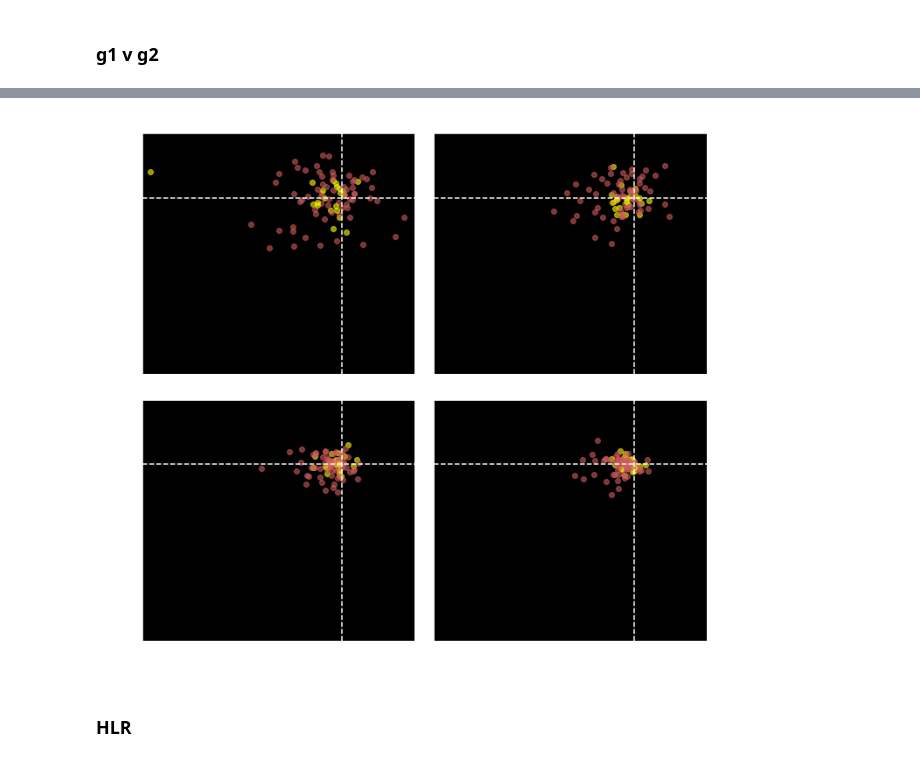
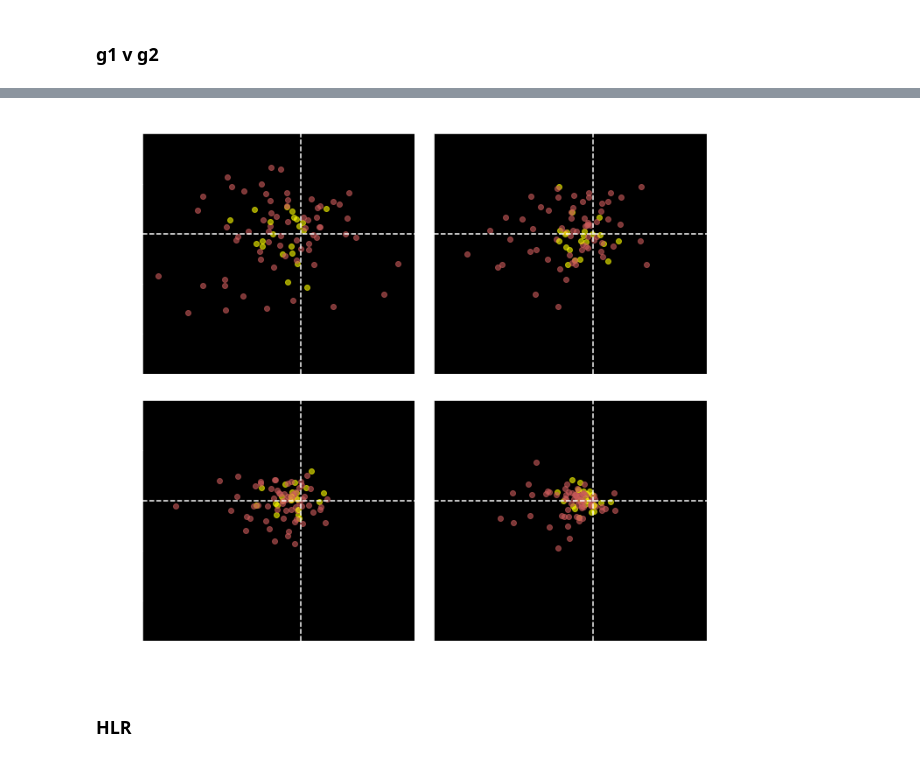
Before and after one commit to cahebert/speckles, a Jupyter notebook: Code/HSM Results.ipynb, the cells around one changed output, grey strips where cells are left out. Drawn from its saved outputs; the diff is of its cells as text; code cells hidden in the pictures.

```diff
--- a/Code/HSM Results.ipynb
+++ b/Code/HSM Results.ipynb
@@ -70,7 +89,7 @@ pts = np.logspace(-1.22,1.79,15)
 
 for fileNumber in allFits.index:
     c = 'yellow' if allFits['critA'].loc[fileNumber] >= 128 or allFits['critB'].loc[fileNumber] >= 128 else 'skyblue'
-    plt.plot(pts, allFits['g1_a'].loc[fileNumber], 'o-', alpha=0.25, color=c)
+    plt.plot(pts, allFits['g1_a'].loc[fileNumber], 'o-', alpha=0.35, color=c)
 
 plt.axhline(0, linestyle='--', color='w')
 plt.xlabel('exposure time')
@@ -87,8 +106,9 @@ plt.figure(figsize=(10,6))
 pts = np.logspace(-1.22,1.79,15)
 
 for fileNumber in allFits.index:
-    c = 'yellow' if allFits['critA'].loc[fileNumber] >= 128 or allFits['critB'].loc[fileNumber] >= 128 else 'indianred'
-    plt.plot(pts, allFits['g1_b'].loc[fileNumber], 'o-', alpha=0.25, color=c)
+    c = 'yellow' if allFits['critA'].loc[fileNumber] >= 128 \
+        or allFits['critB'].loc[fileNumber] >= 128 else 'indianred'
+    plt.plot(pts, allFits['g1_b'].loc[fileNumber], 'o-', alpha=0.35, color=c)
 
 plt.axhline(0, linestyle='--', color='w')
 plt.xlabel('exposure time')
@@ -115,8 +180,9 @@ plt.figure(figsize=(10,6))
 pts = np.logspace(-1.22,1.79,15)
 
 for fileNumber in allFits.index:
-    c = 'yellow' if allFits['critA'].loc[fileNumber] >= 128 or allFits['critB'].loc[fileNumber] >= 128 else 'skyblue'
-    plt.plot(pts, allFits['g2_a'].loc[fileNumber], 'o-', alpha=0.25, color=c)
+    c = 'yellow' if allFits['critA'].loc[fileNumber] >= 128 \
+        or allFits['critB'].loc[fileNumber] >= 128 else 'skyblue'
+    plt.plot(pts, allFits['g2_a'].loc[fileNumber], 'o-', alpha=0.35, color=c)
 
 plt.axhline(0, linestyle='--', color='w')
 plt.xlabel('exposure time')
@@ -134,12 +200,12 @@ pts = np.logspace(-1.22,1.79,15)
 
 for fileNumber in allFits.index:
     c = 'yellow' if allFits['critA'].loc[fileNumber] >= 128 or allFits['critB'].loc[fileNumber] >= 128 else 'indianred'
-    plt.plot(pts, allFits['g2_b'].loc[fileNumber], 'o-', alpha=0.25, color=c)
+    plt.plot(pts, allFits['g2_b'].loc[fileNumber], 'o-', alpha=0.35, color=c)
 
 plt.axhline(0, linestyle='--', color='w')
 plt.xlabel('exposure time')
 plt.ylabel('g2')
-plt.title('filter b: 692 nm')
+plt.title('filter b: 880 nm')
 plt.xscale('log')
 plt.xlim((0.055,.068*1000))
 plt.xticks([.06, 1, 10, 60],[.06, 1, 10, 60])
@@ -179,32 +298,32 @@ plt.show()
 # %%
 plt.figure(figsize=(10,9))
 j = 0
 for i in [0, 6, 10, 14]:
     j += 1
     plt.subplot(2, 2, j)
     plt.title(str(times[j-1]) + ' sec')
     for fileNumber in allFits.index:
         c = 'yellow' if allFits['critA'].loc[fileNumber] >= 128 or allFits['critB'].loc[fileNumber] >= 128 else 'indianred'
         plt.plot(allFits['g1_b'].loc[fileNumber][i], allFits['g2_b'].loc[fileNumber][i], 'o', alpha=0.6, color=c)
 
     if j in [1, 3]:
         plt.ylabel('g2')
     else:
         plt.yticks([])
     if j in [3, 4]:
         plt.xlabel('g1')
     else:
         plt.xticks([])
 #     plt.xlim([-.3,.2])
 #     plt.ylim([-.3,.2])
-    plt.ylim([-.55,.2])
-    plt.xlim([-.55,.2])
+    plt.ylim([-.28,.2])
+    plt.xlim([-.28,.2])
     plt.axhline(0, linestyle='--', color='w')
     plt.axvline(0, linestyle='--', color='w')
 plt.tight_layout()
 plt.show()
 # %% [output]
-[figure, old version]
+[figure, new version]
 # %% [markdown]
 ### HLR
 # %%
```
Also changed, not shown: parts of 15 cells of this notebook, 1 other file.
